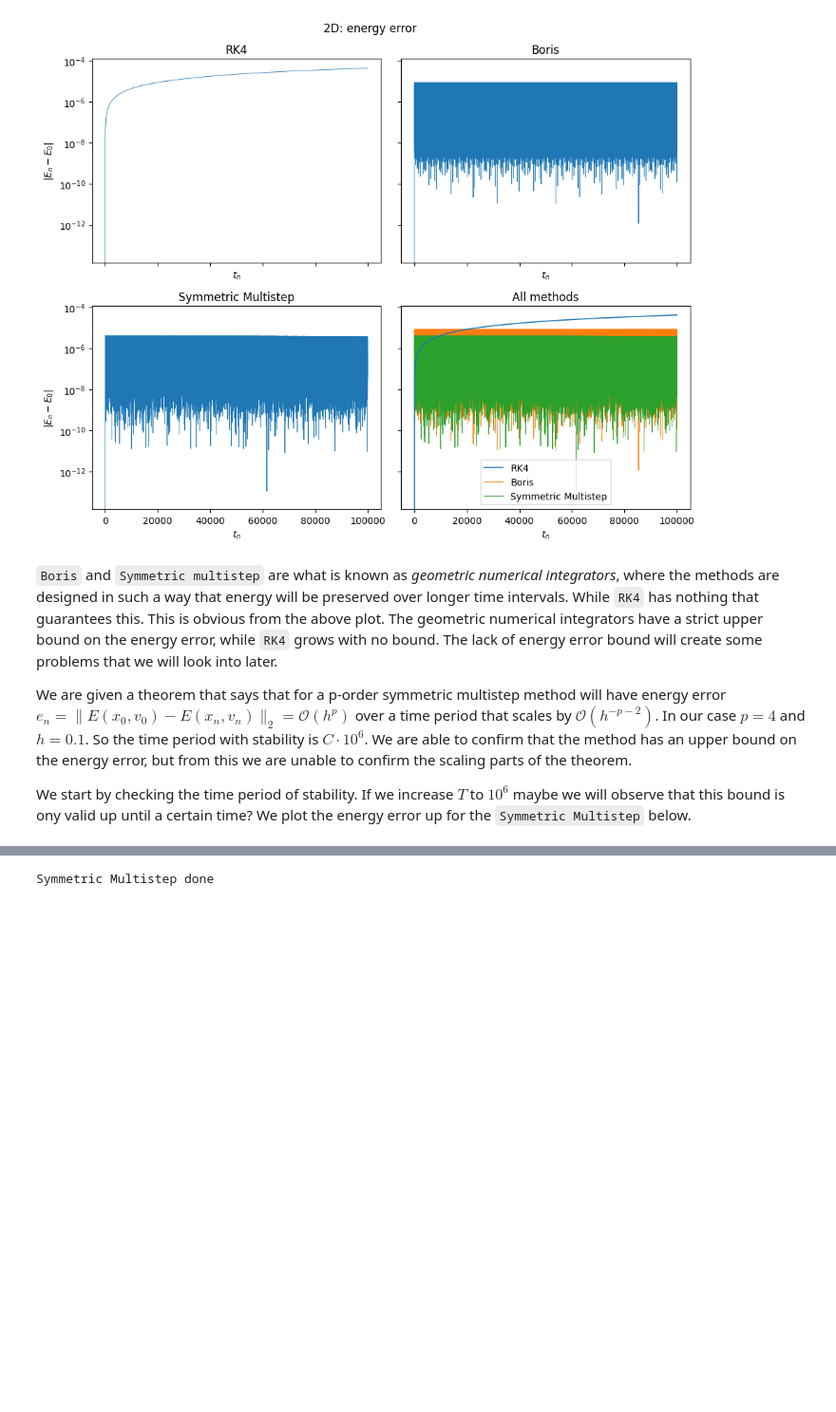
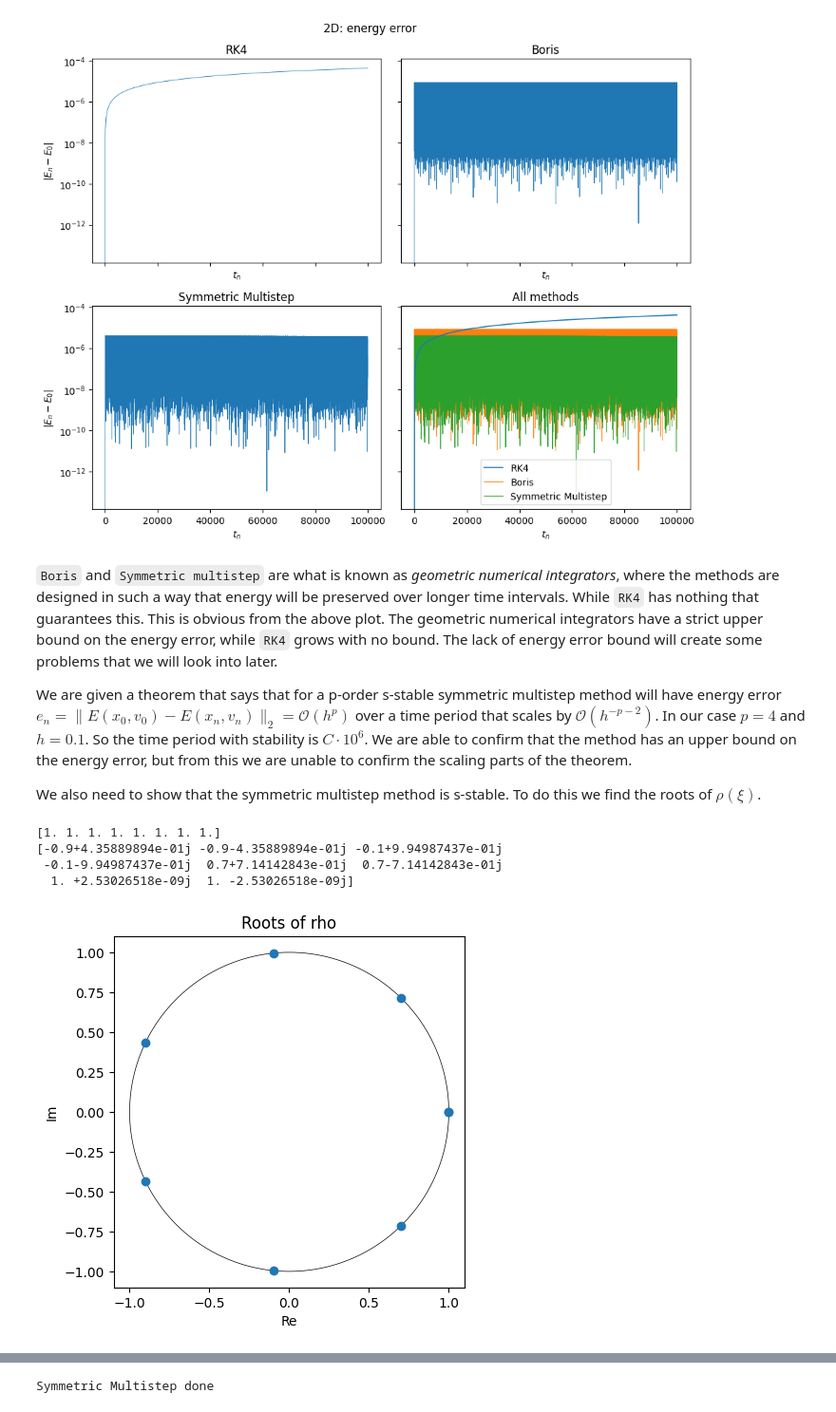
Before and after one commit to Akaada/TMA4215_NumericalMathematics_project_2, a Jupyter notebook: Problem5A/problem5Aanswer.ipynb, the cells around one changed output, grey strips where cells are left out. Shown at 95% size. Cells and saved outputs as stored; diff of their text form; code cells hidden in the pictures; blank space fills up the shorter version.

Commit message:
la til s-stable sjekk på 5A

```diff
--- a/Problem5A/problem5Aanswer.ipynb
+++ b/Problem5A/problem5Aanswer.ipynb
@@ -91,7 +91,27 @@ Sim2D.energyPlot()
 # %% [markdown]
 `Boris` and `Symmetric multistep` are what is known as *geometric numerical integrators*, where the methods are designed in such a way that energy will be preserved over longer time intervals. While `RK4` has nothing that guarantees this. This is obvious from the above plot. The geometric numerical integrators have a strict upper bound on the energy error, while `RK4` grows with no bound. The lack of energy error bound will create some problems that we will look into later.
 
-We are given a theorem that says that for a p-order symmetric multistep method  will have energy error $e_n = \|E(x_0,v_0)-E(x_n,v_n) \|_2 = \mathcal{O}(h^p)$ over a time period that scales by $\mathcal{O}(h^{-p-2})$. In our case $p=4$ and $h=0.1$. So the time period with stability is $C\cdot 10 ^{6}$. We are able to confirm that the method has an upper bound on the energy error, but from this we are unable to confirm the scaling parts of the theorem.
+We are given a theorem that says that for a p-order s-stable symmetric multistep method  will have energy error $e_n = \|E(x_0,v_0)-E(x_n,v_n) \|_2 = \mathcal{O}(h^p)$ over a time period that scales by $\mathcal{O}(h^{-p-2})$. In our case $p=4$ and $h=0.1$. So the time period with stability is $C\cdot 10 ^{6}$. We are able to confirm that the method has an upper bound on the energy error, but from this we are unable to confirm the scaling parts of the theorem.
 
-
-We start by checking the time period of stability. If we increase $T$ to $10^6$ maybe we will observe that this bound is ony valid up until a certain time? We plot the energy error up for the `Symmetric Multistep` below.
+We also need to show that the symmetric multistep method is s-stable. To do this we find the roots of $\rho(\xi)$.
+# %%
+sstablealpha = np.array([1,-7/5,9/25,22/125,-34/125,22/125,9/25,-7/5,1])
+sStableRoots = np.roots(sstablealpha)
+
+print(np.abs(sStableRoots))
+print(sStableRoots)
+
+sstabletheta = np.linspace(0,2*np.pi,400)
+plt.plot(np.cos(sstabletheta),np.sin(sstabletheta),"k",lw=0.5)
+plt.plot(sStableRoots.real,sStableRoots.imag,"o")
+plt.gca().set_aspect("equal")
+plt.xlabel("Re")
+plt.ylabel("Im")
+plt.title("Roots of rho")
+plt.show()
+# %% [output]
+[1. 1. 1. 1. 1. 1. 1. 1.]
+[-0.9+4.35889894e-01j -0.9-4.35889894e-01j -0.1+9.94987437e-01j
+ -0.1-9.94987437e-01j  0.7+7.14142843e-01j  0.7-7.14142843e-01j
+  1. +2.53026518e-09j  1. -2.53026518e-09j]
+[figure, added]
```
Also changed, not shown: parts of 1 cell of this notebook.
